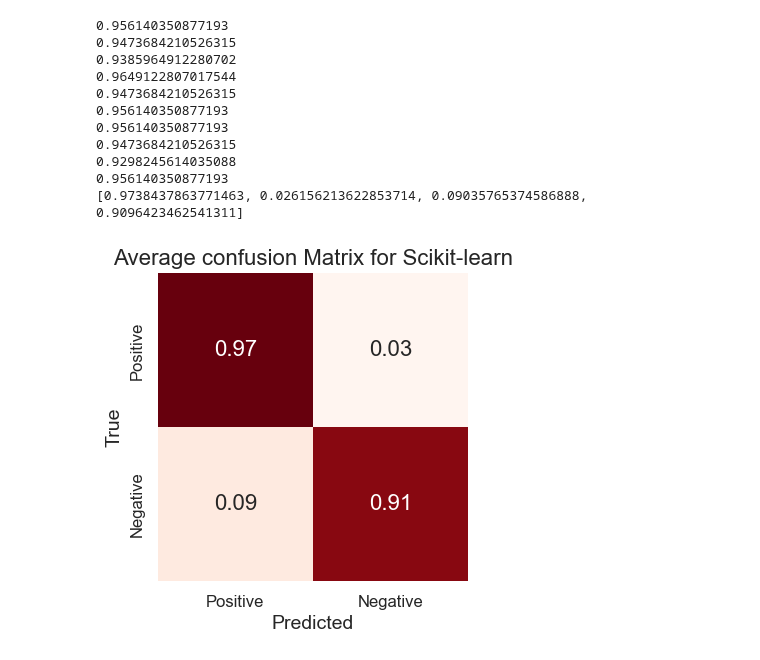
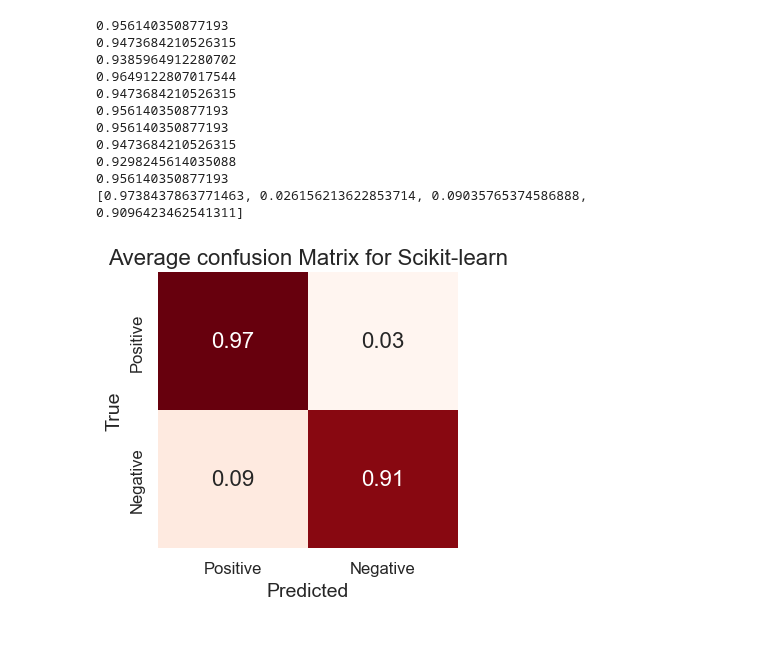
Before and after one commit to Trond01/Project2_FYS-STK4155, a Jupyter notebook: Runs/e.ipynb, the cells around one changed output. Drawn from its saved outputs; the diff is of its cells as text; code cells hidden in the pictures.

Commit message:
added tight layour on skikit

```diff
--- a/Runs/e.ipynb
+++ b/Runs/e.ipynb
@@ -280,12 +280,13 @@ print(confusion_matrix_values)
 # %%
 fig, ax = plt.subplots(1, figsize=(4, 4))
 conf_matrix_array = np.array(confusion_matrix_values).reshape((2, 2))
 sns.heatmap(conf_matrix_array, annot=True, fmt='.2f', xticklabels=['Positive', 'Negative'],
             yticklabels=['Positive', 'Negative'], cmap="Reds", ax=ax, cbar=False)
 ax.set_title(f'Average confusion Matrix for Scikit-learn', fontsize=16)
 plt.xlabel("Predicted")
 plt.ylabel("True")
+plt.tight_layout()
 plt.savefig(filepath_location+"scikit")
 plt.show()
 # %% [output]
-[figure, old version]
+[figure, new version]
```
Also changed, not shown: 1 other file.
